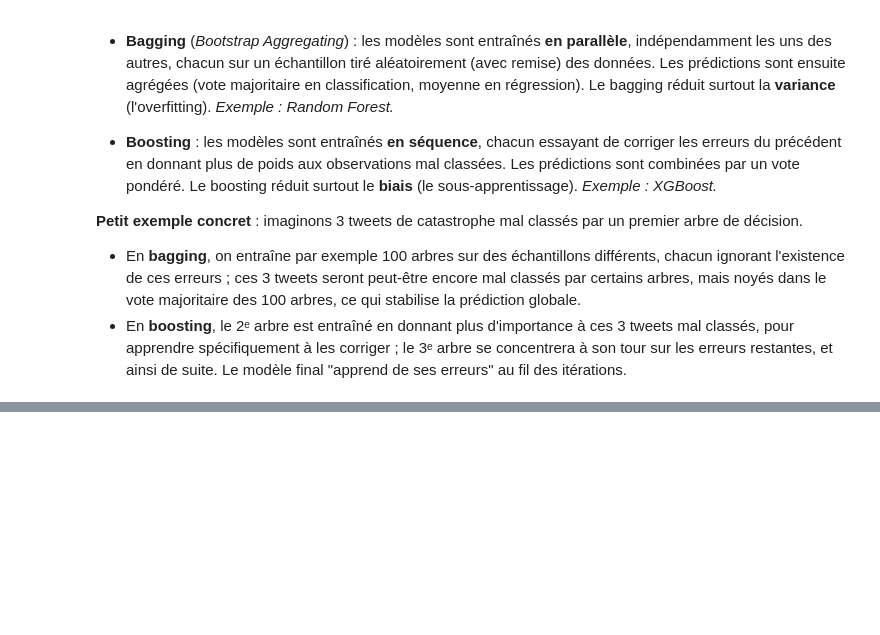
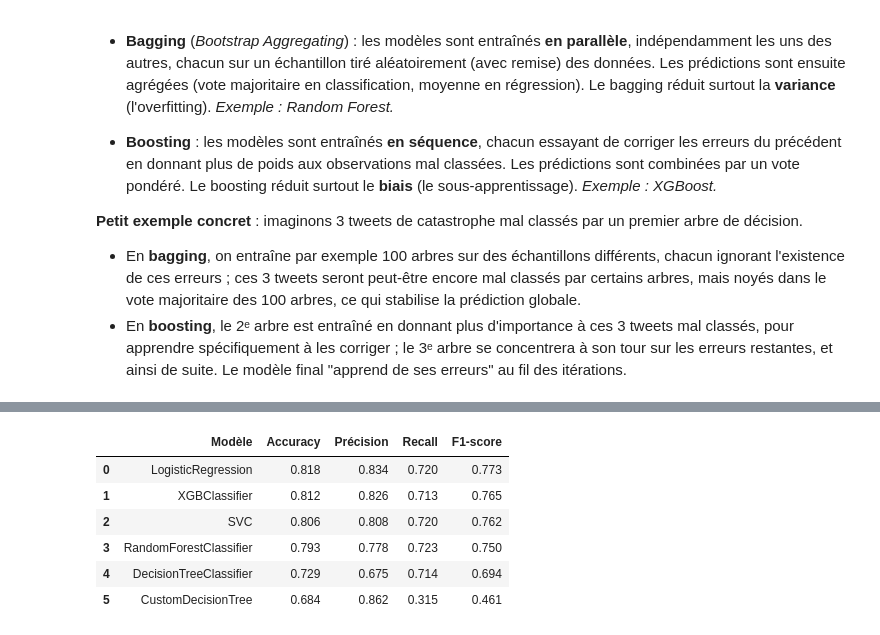
Before and after one commit to axel-achart/eye-of-emergency, a Jupyter notebook: notebook.ipynb, the cells around one changed output, grey strips where cells are left out. Saved outputs shown, nothing was run; the diff lists cells and outputs as text; code cells hidden in the pictures; blank space fills up the shorter version.

```diff
--- a/notebook.ipynb
+++ b/notebook.ipynb
@@ -519,0 +800,30 @@ Les deux sont des méthodes d'**ensemble** : elles combinent plusieurs modèles
+# %%
+from sklearn.base import clone
+from sklearn.metrics import precision_score, recall_score
+
+# On reprend, pour chaque famille de modele, sa meilleure combinaison trouvee par le GridSearch
+best_per_model = results.loc[results.groupby("classifier_name")["mean_test_score"].idxmax()]
+
+eval_rows = []
+for _, row in best_per_model.iterrows():
+    model = clone(pipeline).set_params(**row["params"])
+    model.fit(X_train_text, y_train)
+    preds = model.predict(X_val_text)
+    eval_rows.append({
+        "Modèle": row["classifier_name"],
+        "Accuracy": accuracy_score(y_val, preds),
+        "Précision": precision_score(y_val, preds),
+        "Recall": recall_score(y_val, preds),
+        "F1-score": f1_score(y_val, preds),
+    })
+
+eval_df = pd.DataFrame(eval_rows).sort_values("F1-score", ascending=False).reset_index(drop=True)
+eval_df.round(3)
+# %% [output]
+|  | Modèle | Accuracy | Précision | Recall | F1-score |
+| 0 | LogisticRegression | 0.818 | 0.834 | 0.720 | 0.773 |
+| 1 | XGBClassifier | 0.812 | 0.826 | 0.713 | 0.765 |
+| 2 | SVC | 0.806 | 0.808 | 0.720 | 0.762 |
+| 3 | RandomForestClassifier | 0.793 | 0.778 | 0.723 | 0.750 |
+| 4 | DecisionTreeClassifier | 0.729 | 0.675 | 0.714 | 0.694 |
+| 5 | CustomDecisionTree | 0.684 | 0.862 | 0.315 | 0.461 |
```
Also changed, not shown: parts of 23 cells of this notebook, 1 other file.
